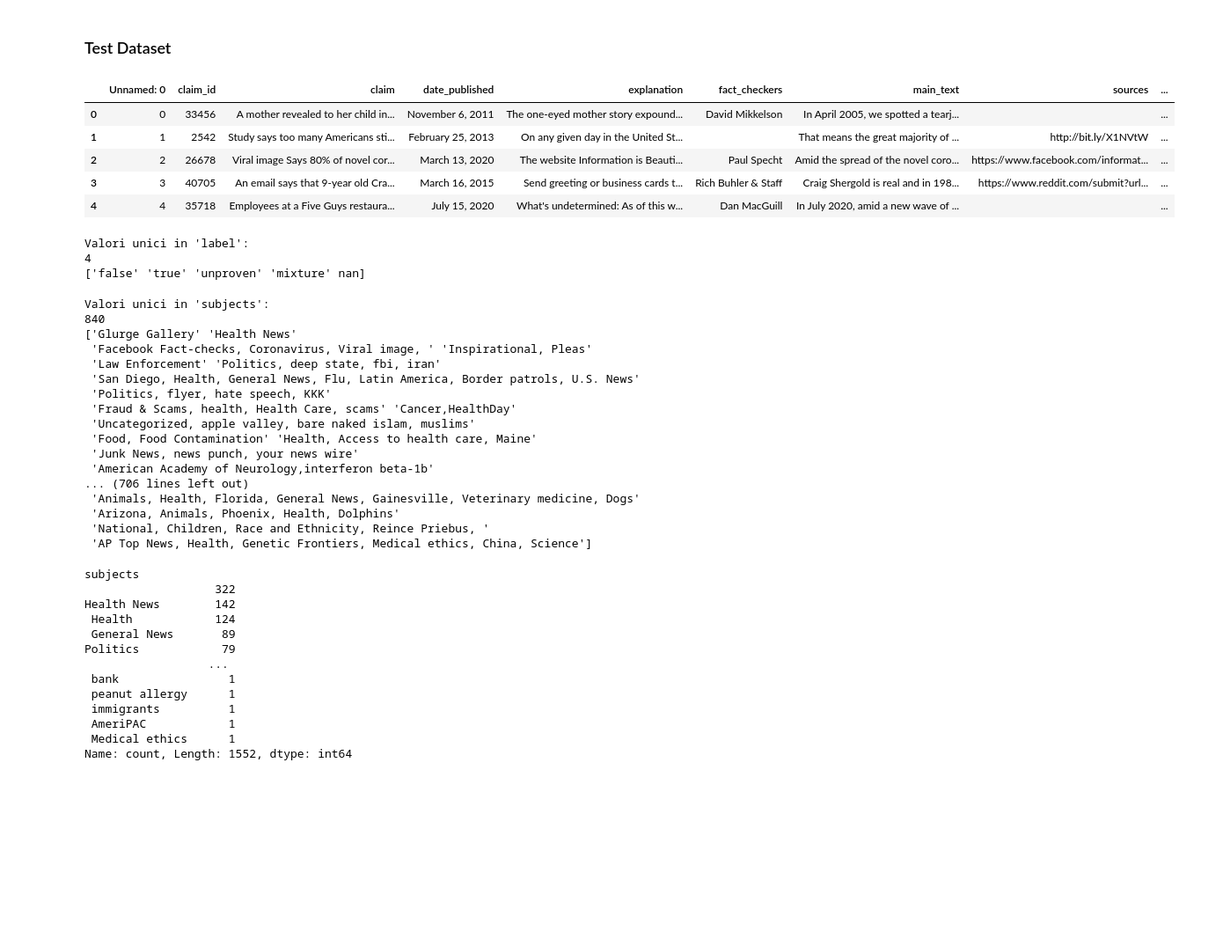
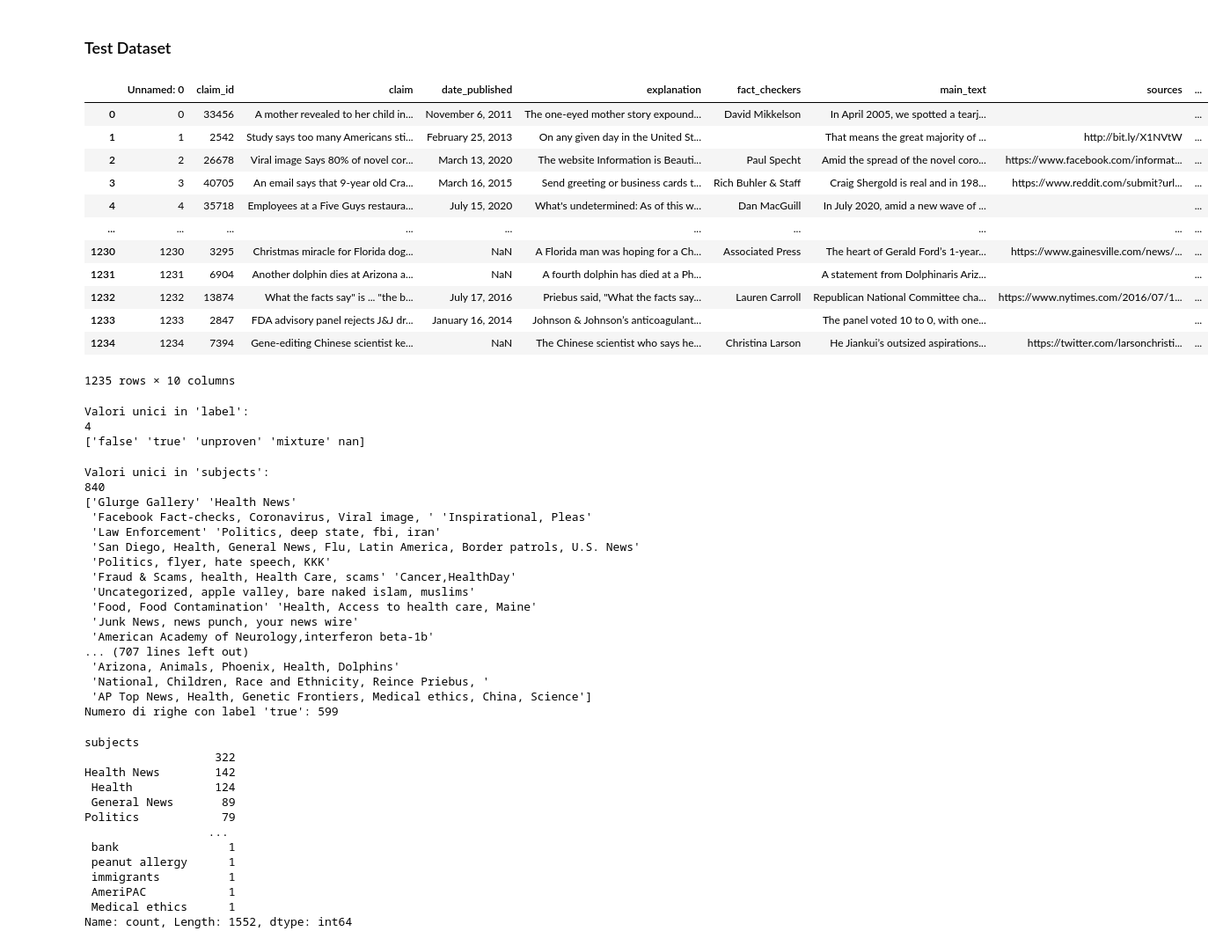
Before and after one commit to SimoneFarallo/integrating_knowledge_with_natural_language_processing_for_enhanced_fact-checking, a Jupyter notebook: 1.EDA_Preprocessing.ipynb, the cells around one changed output. Shown: that part at 88% size. Drawn from its saved outputs; the diff is of its cells as text; code cells hidden in the pictures; blank space fills up the shorter version.

```diff
--- a/1.EDA_Preprocessing.ipynb
+++ b/1.EDA_Preprocessing.ipynb
@@ -341,14 +328,21 @@ plot_top_words(all_claims, base_color='blue')  # 'base_color' non è più necess
 ### Test Dataset
 # %%
 df_test = pd.read_csv(r'C:\Users\c.farallo\OneDrive - BE THINK, SOLVE, EXECUTE S.P.A\Desktop\Thesis\PUBHEALTH\test.tsv', sep='\t')
-df_test.head()
+df_test
 # %% [output]
 |  | Unnamed: 0 | claim_id | claim | date_published | explanation | fact_checkers | main_text | sources | ... |
 | 0 | 0 | 33456 | A mother revealed to her child in... | November 6, 2011 | The one-eyed mother story expound... | David Mikkelson | In April 2005, we spotted a tearj... |  | ... |
 | 1 | 1 | 2542 | Study says too many Americans sti... | February 25, 2013 | On any given day in the United St... |  | That means the great majority of ... | http://bit.ly/X1NVtW | ... |
 | 2 | 2 | 26678 | Viral image Says 80% of novel cor... | March 13, 2020 | The website Information is Beauti... | Paul Specht | Amid the spread of the novel coro... | https://www.facebook.com/informat... | ... |
 | 3 | 3 | 40705 | An email says that 9-year old Cra... | March 16, 2015 | Send greeting or business cards t... | Rich Buhler & Staff | Craig Shergold is real and in 198... | https://www.reddit.com/submit?url... | ... |
 | 4 | 4 | 35718 | Employees at a Five Guys restaura... | July 15, 2020 | What's undetermined: As of this w... | Dan MacGuill | In July 2020, amid a new wave of ... |  | ... |
+| ... | ... | ... | ... | ... | ... | ... | ... | ... | ... |
+| 1230 | 1230 | 3295 | Christmas miracle for Florida dog... | NaN | A Florida man was hoping for a Ch... | Associated Press | The heart of Gerald Ford’s 1-year... | https://www.gainesville.com/news/... | ... |
+| 1231 | 1231 | 6904 | Another dolphin dies at Arizona a... | NaN | A fourth dolphin has died at a Ph... |  | A statement from Dolphinaris Ariz... |  | ... |
+| 1232 | 1232 | 13874 | What the facts say" is ... "the b... | July 17, 2016 | Priebus said, "What the facts say... | Lauren Carroll | Republican National Committee cha... | https://www.nytimes.com/2016/07/1... | ... |
+| 1233 | 1233 | 2847 | FDA advisory panel rejects J&J dr... | January 16, 2014 | Johnson & Johnson’s anticoagulant... |  | The panel voted 10 to 0, with one... |  | ... |
+| 1234 | 1234 | 7394 | Gene-editing Chinese scientist ke... | NaN | The Chinese scientist who says he... | Christina Larson | He Jiankui’s outsized aspirations... | https://twitter.com/larsonchristi... | ... |
+1235 rows × 10 columns
 # %%
 print("Valori unici in 'label':")
 print(df_test['label'].nunique())
@@ -361,6 +355,8 @@ Valori unici in 'label':
 print("Valori unici in 'subjects':")
 print(df_test['subjects'].nunique())
 print(df_test['subjects'].unique())
+true_label_count = df_test[df_test['label'] == 'true'].shape[0]
+print(f"Numero di righe con label 'true': {true_label_count}")
 # %% [output]
 Valori unici in 'subjects':
 840
@@ -374,11 +370,11 @@ Valori unici in 'subjects':
  'Food, Food Contamination' 'Health, Access to health care, Maine'
  'Junk News, news punch, your news wire'
  'American Academy of Neurology,interferon beta-1b'
-... (706 lines left out)
- 'Animals, Health, Florida, General News, Gainesville, Veterinary medicine, Dogs'
+... (707 lines left out)
  'Arizona, Animals, Phoenix, Health, Dolphins'
  'National, Children, Race and Ethnicity, Reince Priebus, '
  'AP Top News, Health, Genetic Frontiers, Medical ethics, China, Science']
+Numero di righe con label 'true': 599
 # %%
 # Prima, convertiamo la colonna 'subjects' in una serie di liste di subjects
 subjects_series = df_test['subjects'].dropna().str.split(',')
```
Also changed, not shown: parts of 2 cells of this notebook, 5 other files.
